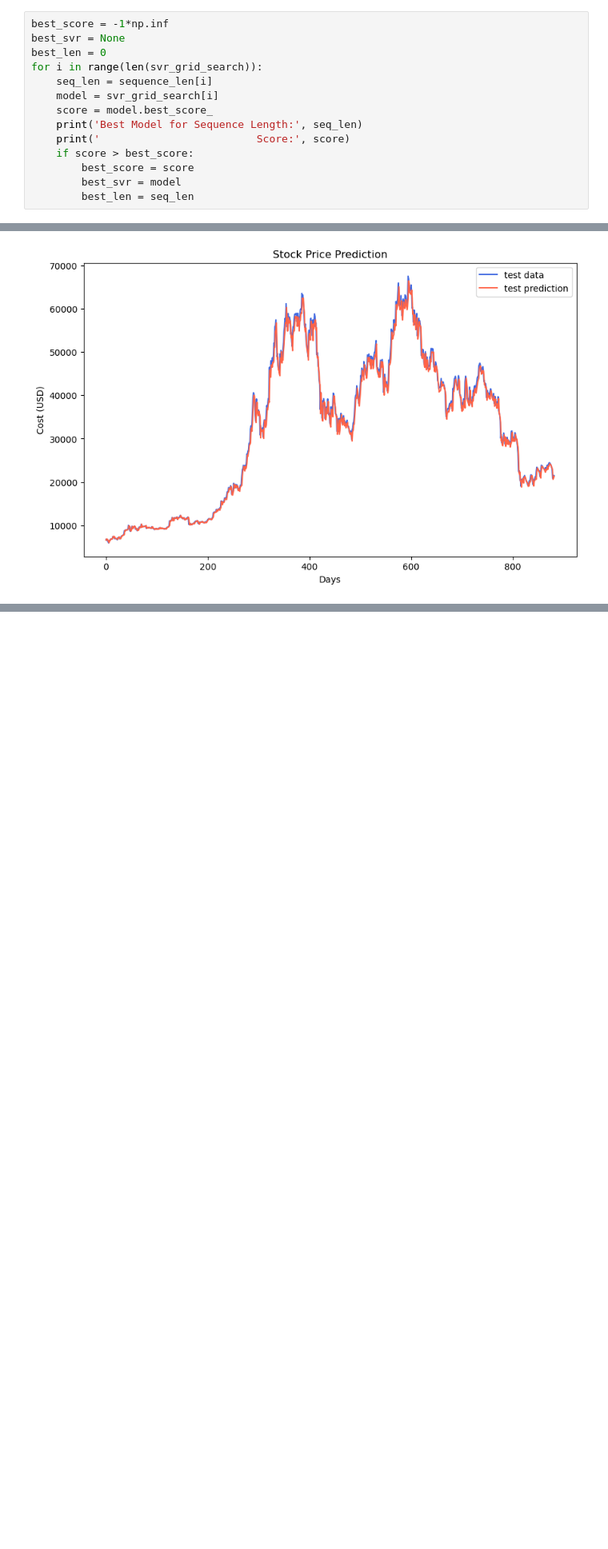
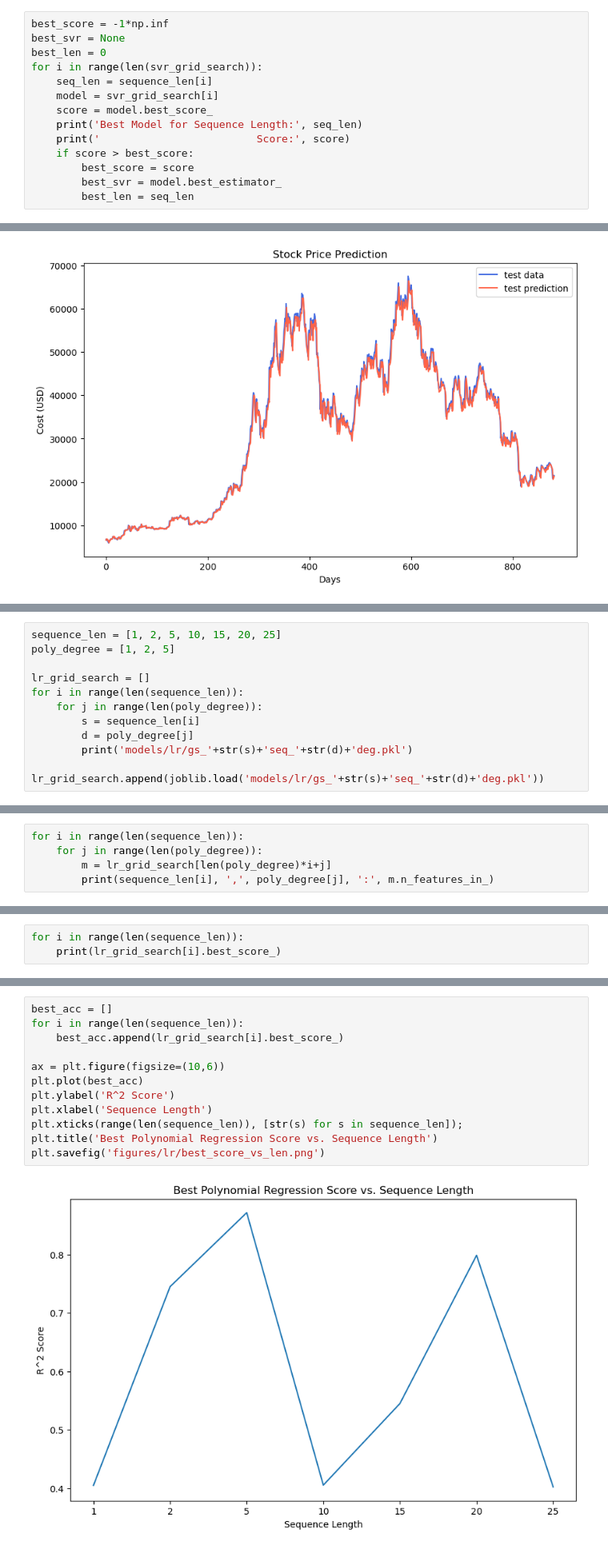
Before and after one commit to ethanchang34/crypto-forecast, a Jupyter notebook: ablation_study_figures.ipynb, the cells around one changed output, grey strips where cells are left out. Shown: that part at 80% size. Drawn from its saved outputs; the diff is of its cells as text; blank space fills up the shorter version.

```diff
--- a/ablation_study_figures.ipynb
+++ b/ablation_study_figures.ipynb
@@ -126,7 +130,7 @@ for i in range(len(svr_grid_search)):
     print('                         Score:', score)
     if score > best_score:
         best_score = score
-        best_svr = model
+        best_svr = model.best_estimator_
         best_len = seq_len
 # %% [output]
 Best Model for Sequence Length: 1
@@ -179,0 +186,11 @@ plt.savefig('figures/svr/test_prediction.png')
+# %%
+sequence_len = [1, 2, 5, 10, 15, 20, 25]
+poly_degree = [1, 2, 5]
+
+lr_grid_search = []
+for i in range(len(sequence_len)):
+    for j in range(len(poly_degree)):
+        s = sequence_len[i]
+        d = poly_degree[j]
+        print('models/lr/gs_'+str(s)+'seq_'+str(d)+'deg.pkl')
+        lr_grid_search.append(joblib.load('models/lr/gs_'+str(s)+'seq_'+str(d)+'deg.pkl'))
@@ -179,0 +215,5 @@ plt.savefig('figures/svr/test_prediction.png')
+# %%
+for i in range(len(sequence_len)):
+    for j in range(len(poly_degree)):
+        m = lr_grid_search[len(poly_degree)*i+j]
+        print(sequence_len[i], ',', poly_degree[j], ':', m.n_features_in_)
@@ -179,0 +241,3 @@ plt.savefig('figures/svr/test_prediction.png')
+# %%
+for i in range(len(sequence_len)):
+    print(lr_grid_search[i].best_score_)
@@ -179,0 +252,14 @@ plt.savefig('figures/svr/test_prediction.png')
+# %%
+best_acc = []
+for i in range(len(sequence_len)):
+    best_acc.append(lr_grid_search[i].best_score_)
+
+ax = plt.figure(figsize=(10,6))
+plt.plot(best_acc)
+plt.ylabel('R^2 Score')
+plt.xlabel('Sequence Length')
+plt.xticks(range(len(sequence_len)), [str(s) for s in sequence_len]);
+plt.title('Best Polynomial Regression Score vs. Sequence Length')
+plt.savefig('figures/lr/best_score_vs_len.png')
+# %% [output]
+[figure, added]
```
Also changed, not shown: parts of 16 cells of this notebook, 26 other files.
